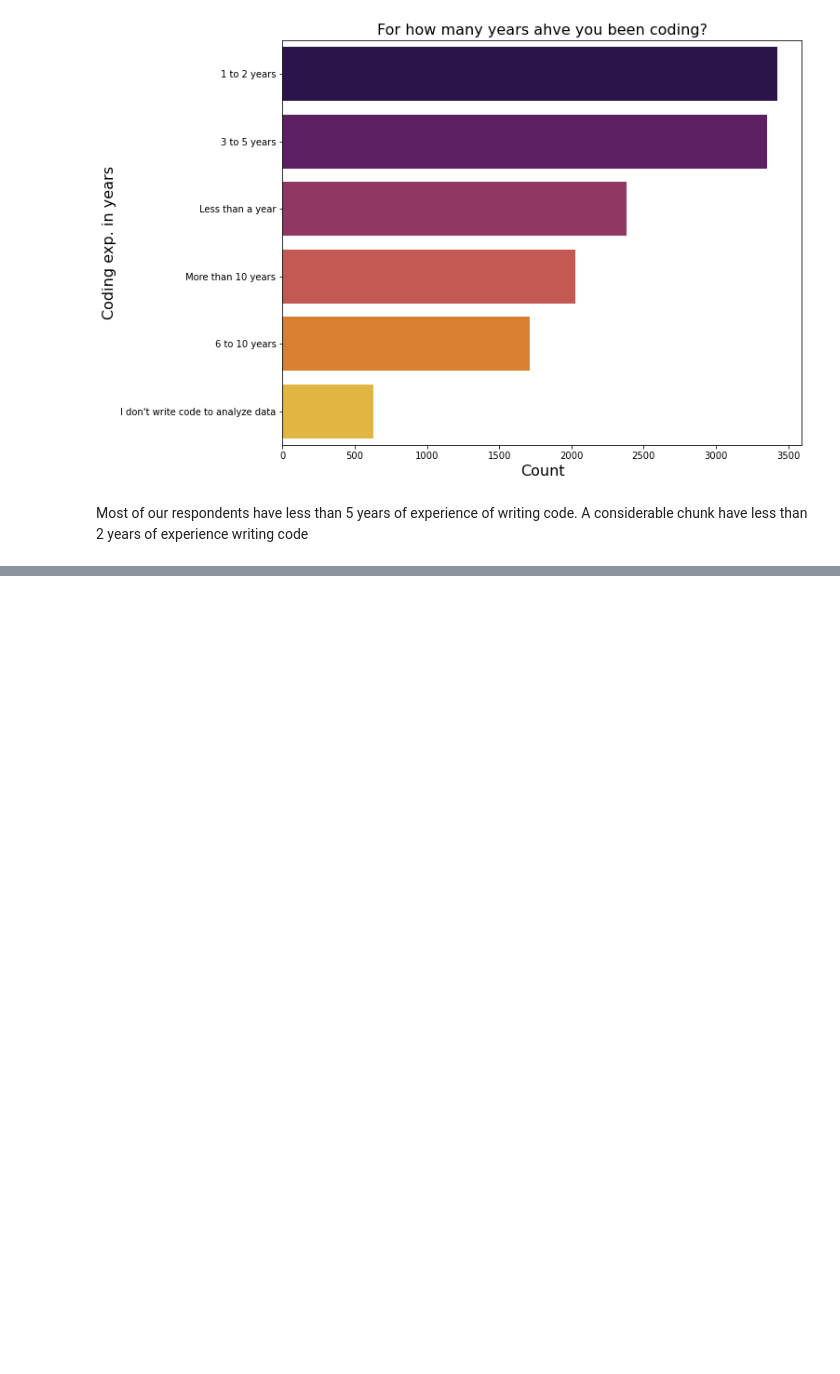
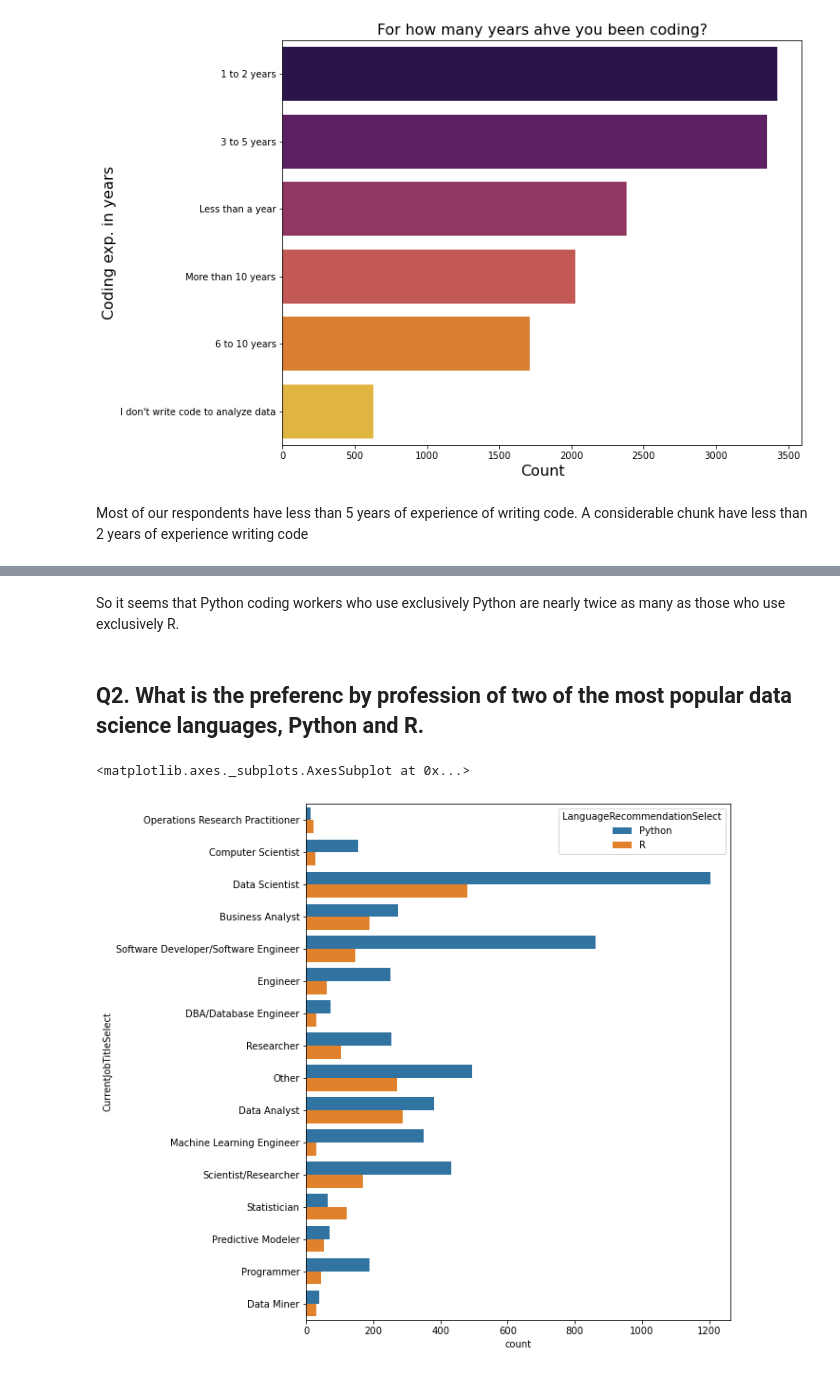
Before and after one commit to vinaysaw/Dialogue_with_data, a Jupyter notebook: Kaggle survey/Let's check what the survey says!!.ipynb, the cells around one changed output, grey strips where cells are left out. Drawn from its saved outputs; the diff is of its cells as text; code cells hidden in the pictures; blank space fills up the shorter version.

```diff
--- a/Kaggle survey/Let's check what the survey says!!.ipynb
+++ b/Kaggle survey/Let's check what the survey says!!.ipynb
@@ -164,0 +179,11 @@ Most of our respondents have less than 5 years of experience of writing code. A
+# %% [markdown]
+So it seems that Python coding workers who use exclusively Python are nearly twice as many as those who use exclusively R.
+# %% [markdown]
+## Q2. What is the preferenc by profession of two of the most popular data science languages, Python and R.
+# %%
+temp = data[(data['CurrentJobTitleSelect'].notnull()) & ((data['LanguageRecommendationSelect'] == 'Python') | (data['LanguageRecommendationSelect'] == 'R'))]
+plt.figure(figsize=(8, 10))
+sns.countplot(y="CurrentJobTitleSelect", hue="LanguageRecommendationSelect", data=temp)
+# %% [output]
+<matplotlib.axes._subplots.AxesSubplot at 0x...>
+[figure, added]
```
Also changed, not shown: parts of 15 cells of this notebook.
